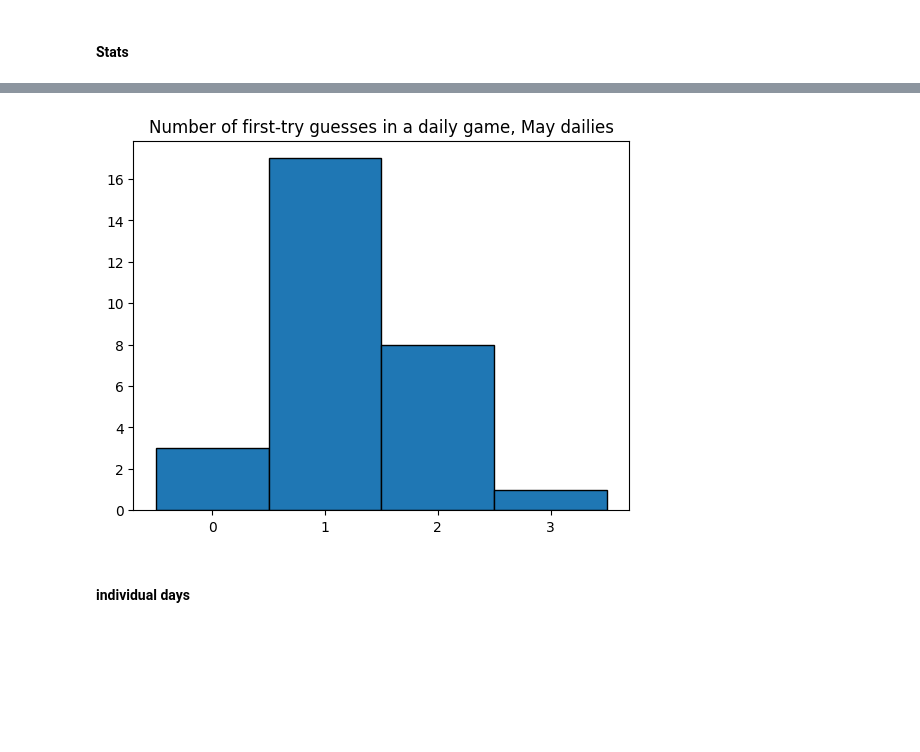
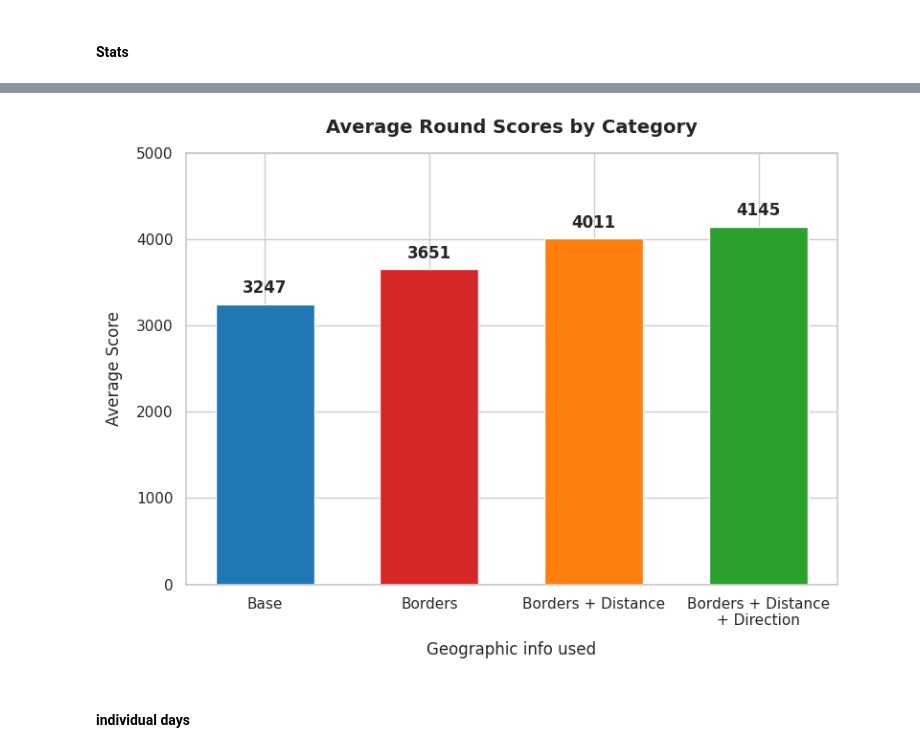
Before and after one commit to rhemmati101/foodguessr-guessr, a Jupyter notebook: guessr.ipynb, the cells around one changed output, grey strips where cells are left out. Drawn from its saved outputs; the diff is of its cells as text; code cells hidden in the pictures; blank space fills up the shorter version.

```diff
--- a/guessr.ipynb
+++ b/guessr.ipynb
@@ -1665,10 +1608,54 @@ plt.show()
-# %%
-plt.hist(first_tries, bins=np.arange(-0.5, 4.5, 1), ec='black');
-plt.xticks([0, 1, 2, 3])
-plt.title('Number of first-try guesses in a daily game, May dailies');
-plt.show()
-# %% [output]
-[figure, old version]
+# %%
+import matplotlib.pyplot as plt
+import seaborn as sns
+
+# 1. Calculate the average for each score array
+categories = [
+    "Base",
+    "Borders",
+    "Borders + Distance",
+    "Borders + Distance\n+ Direction",
+]
+averages = [
+    scores_df["scores"].mean() / 3,
+    scores_df["border_scores"].mean() / 3,
+    scores_df["geodist_scores"].mean() / 3,
+    scores_df["geoall_scores"].mean() / 3,
+]
+
+# 2. Set up the plot style
+sns.set_theme(style="whitegrid")
+plt.figure(figsize=(8, 6))
+
+custom_colors = ["tab:blue", "tab:red", "tab:orange", "tab:green"]
+
+# 3. Create the bar plot
+# Using a pleasant palette and adjusting bar width
+bars = plt.bar(categories, averages, color=custom_colors, width=0.6)
+
+# 4. Add data labels on top of each bar for clarity
+for bar in bars:
+    yval = bar.get_height()
+    plt.text(
+        bar.get_x() + bar.get_width() / 2,
+        yval + 0.02 * max(averages),  # Slightly above the top of the bar
+        f"{yval:.0f}",  # Formats to 2 decimal places
+        ha="center",
+        va="bottom",
+        fontweight="bold",
+    )
+
+# 5. Customize labels and title
+plt.title("Average Round Scores by Category", fontsize=14, fontweight="bold", pad=15)
+plt.xlabel("Geographic info used", fontsize=12, labelpad=10)
+plt.ylabel("Average Score", fontsize=12, labelpad=10)
+
+# 6. Clean up presentation and show plot
+plt.tight_layout()
+plt.ylim(0, 5000)
+plt.show()
+# %% [output]
+[figure, added]
 # %% [markdown]
 #### individual days
 # %%
```
Also changed, not shown: parts of 19 cells of this notebook, 3 other files.
